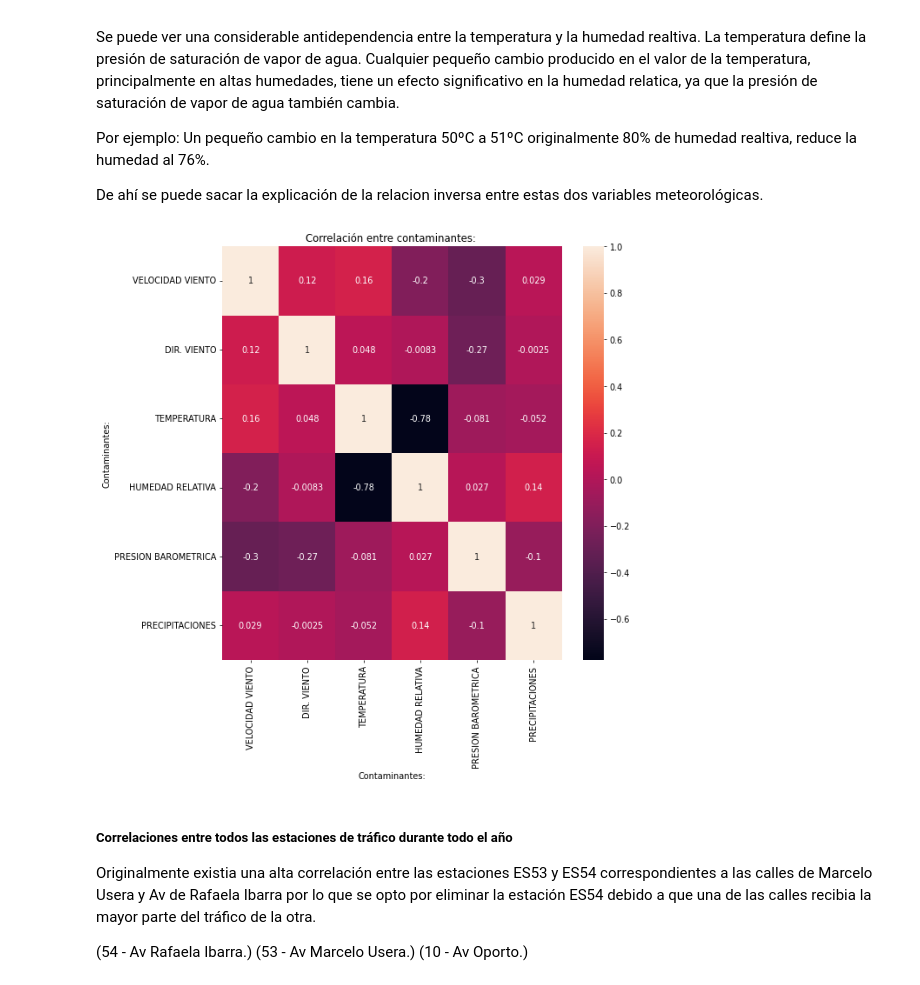
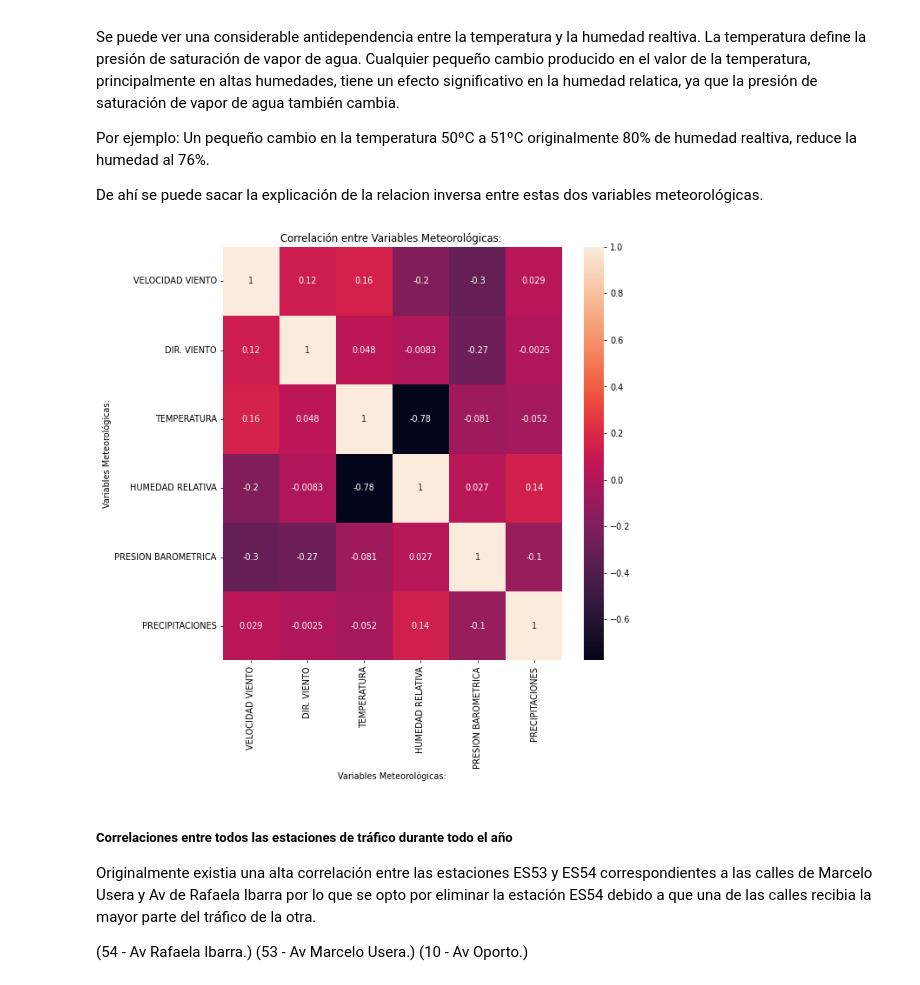
Before and after one commit to albercol/TFG, a Jupyter notebook: Fase3/Correlaciones/Correlaciones.ipynb, the cells around one changed output. Drawn from its saved outputs; the diff is of its cells as text; code cells hidden in the pictures.

```diff
--- a/Fase3/Correlaciones/Correlaciones.ipynb
+++ b/Fase3/Correlaciones/Correlaciones.ipynb
@@ -56,16 +56,16 @@ De ahí se puede sacar la explicación de la relacion inversa entre estas dos va
 # %%
 df_small = df2.iloc[:,9:15]
 
 correlation_mat = df_small.corr()
 
 figure, ax = plt.subplots(1,figsize=(9, 9),dpi=70)
 sns.heatmap(correlation_mat, annot = True)
-plt.xlabel("Contaminantes:")
-plt.ylabel("Contaminantes:")
-plt.title("Correlación entre contaminantes: ")
+plt.xlabel("Variables Meteorológicas:")
+plt.ylabel("Variables Meteorológicas:")
+plt.title("Correlación entre Variables Meteorológicas: ")
 plt.autoscale()
 # %% [output]
-[figure, old version]
+[figure, new version]
 # %% [markdown]
 ##### Correlaciones entre todos las estaciones de tráfico durante todo el año
 Originalmente existia una alta correlación entre las estaciones ES53 y ES54 correspondientes a las calles de Marcelo Usera y Av de Rafaela Ibarra por lo que se opto por eliminar la estación ES54 debido a que una de las calles recibia la mayor parte del tráfico de la otra.
```
